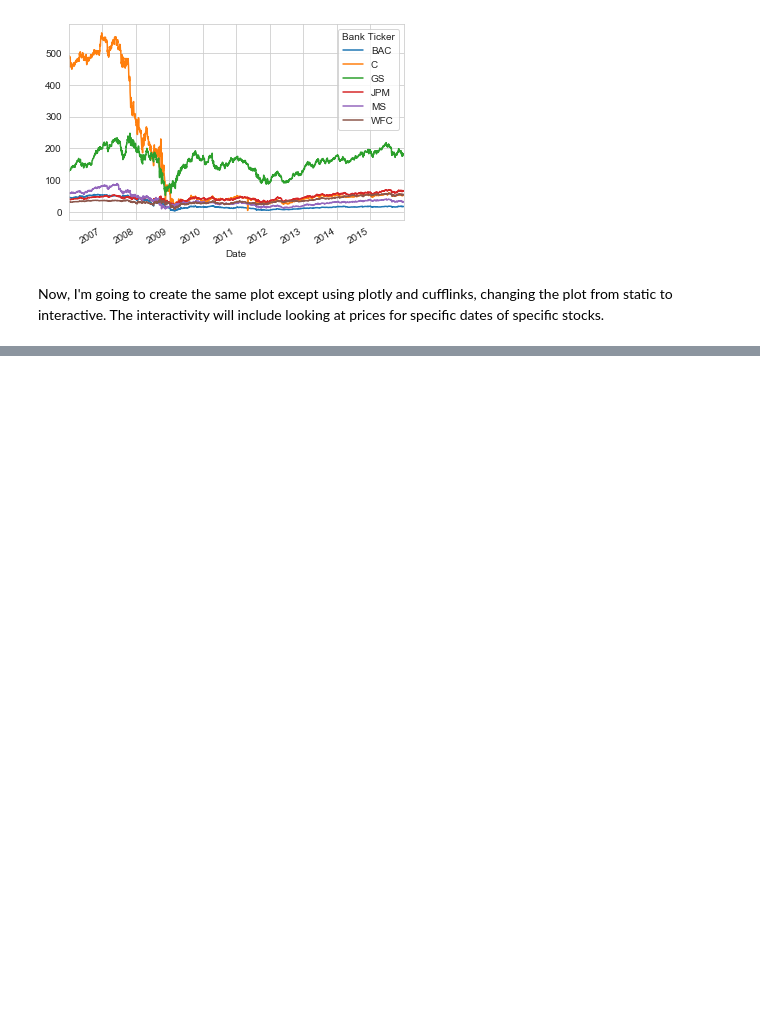
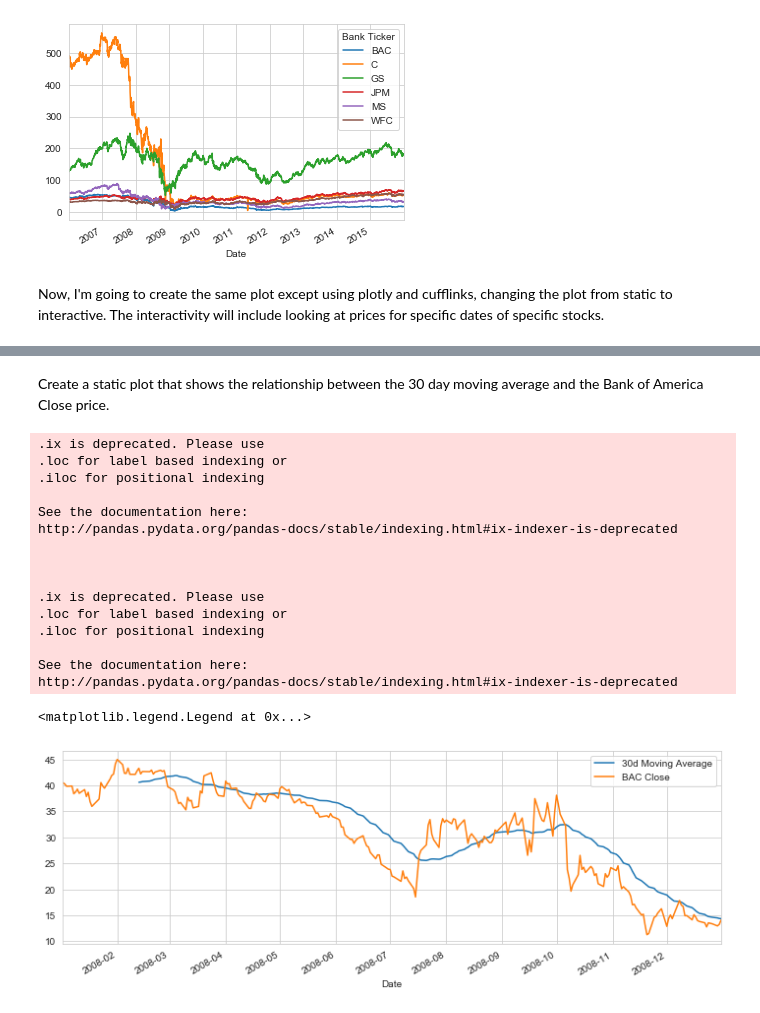
Before and after one commit to seandom13/Finance_EDA, a Jupyter notebook: Finance(EDA).ipynb, the cells around one changed output, grey strips where cells are left out. Saved outputs shown, nothing was run; the diff lists cells and outputs as text; code cells hidden in the pictures; blank space fills up the shorter version.

Commit message:
add more visualizations

```diff
--- a/Finance(EDA).ipynb
+++ b/Finance(EDA).ipynb
@@ -207,3 +207,30 @@ Now, I'm going to create the same plot except using plotly and cufflinks, changi
 all_banks_df.xs(key='Close',axis=1,level='Stock Info').iplot()
 # %% [output]
 [interactive output not drawn]
+# %% [markdown]
+Create a static plot that shows the relationship between the 30 day moving average and the Bank of America Close price.
+# %%
+#Use matplotlib to create a plot showing the relationship between 30 day moving
+#average and Bank of America Close price.
+plt.figure(figsize=(12,4))
+BAC['Close'].ix['2008-01-01':'2009-01-01'].rolling(window=30).mean().plot(label='30d Moving Average')
+BAC['Close'].ix['2008-01-01':'2009-01-01'].plot(label = 'BAC Close')
+plt.legend()
+# %% [output]
+.ix is deprecated. Please use
+.loc for label based indexing or
+.iloc for positional indexing
+
+See the documentation here:
+http://pandas.pydata.org/pandas-docs/stable/indexing.html#ix-indexer-is-deprecated
+
+
+
+.ix is deprecated. Please use
+.loc for label based indexing or
+.iloc for positional indexing
+
+See the documentation here:
+http://pandas.pydata.org/pandas-docs/stable/indexing.html#ix-indexer-is-deprecated
+<matplotlib.legend.Legend at 0x...>
+[figure, added]
```
Also changed, not shown: parts of 3 cells of this notebook.
